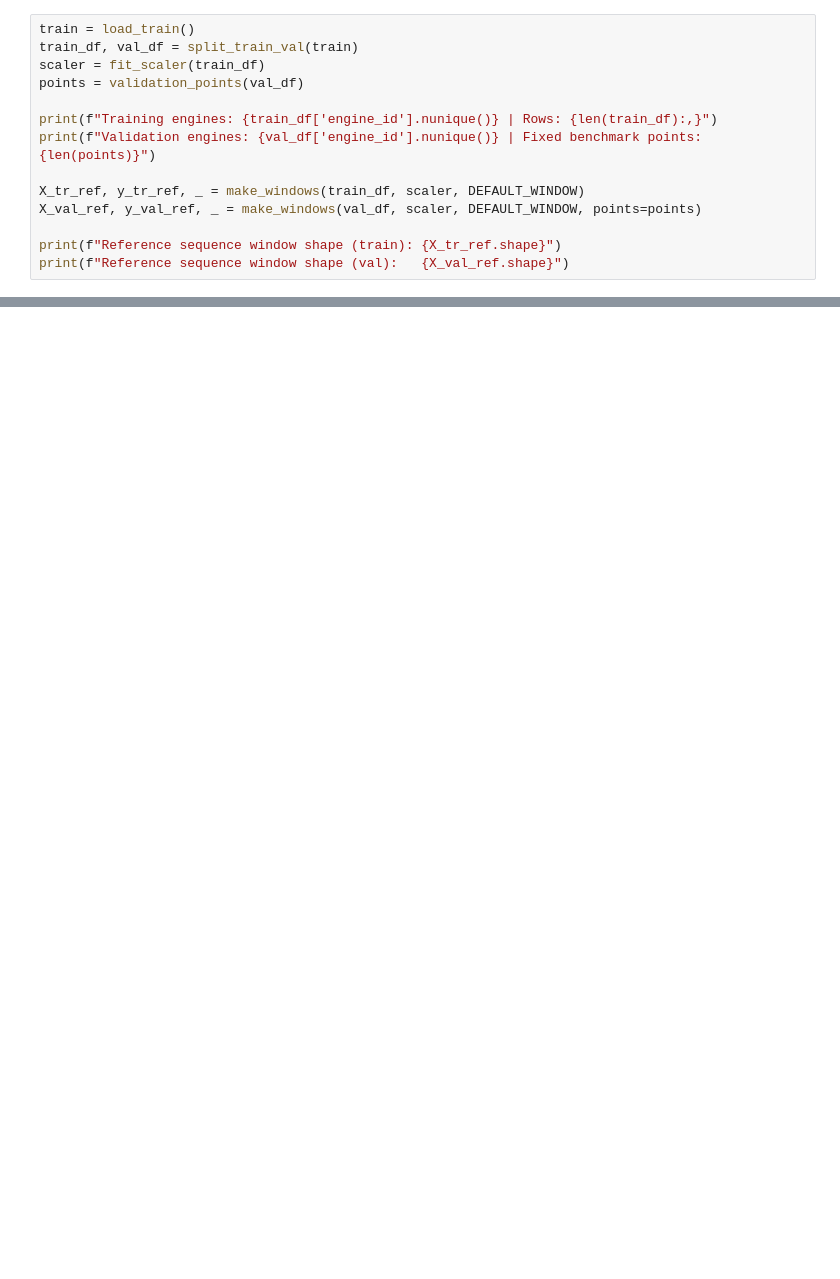
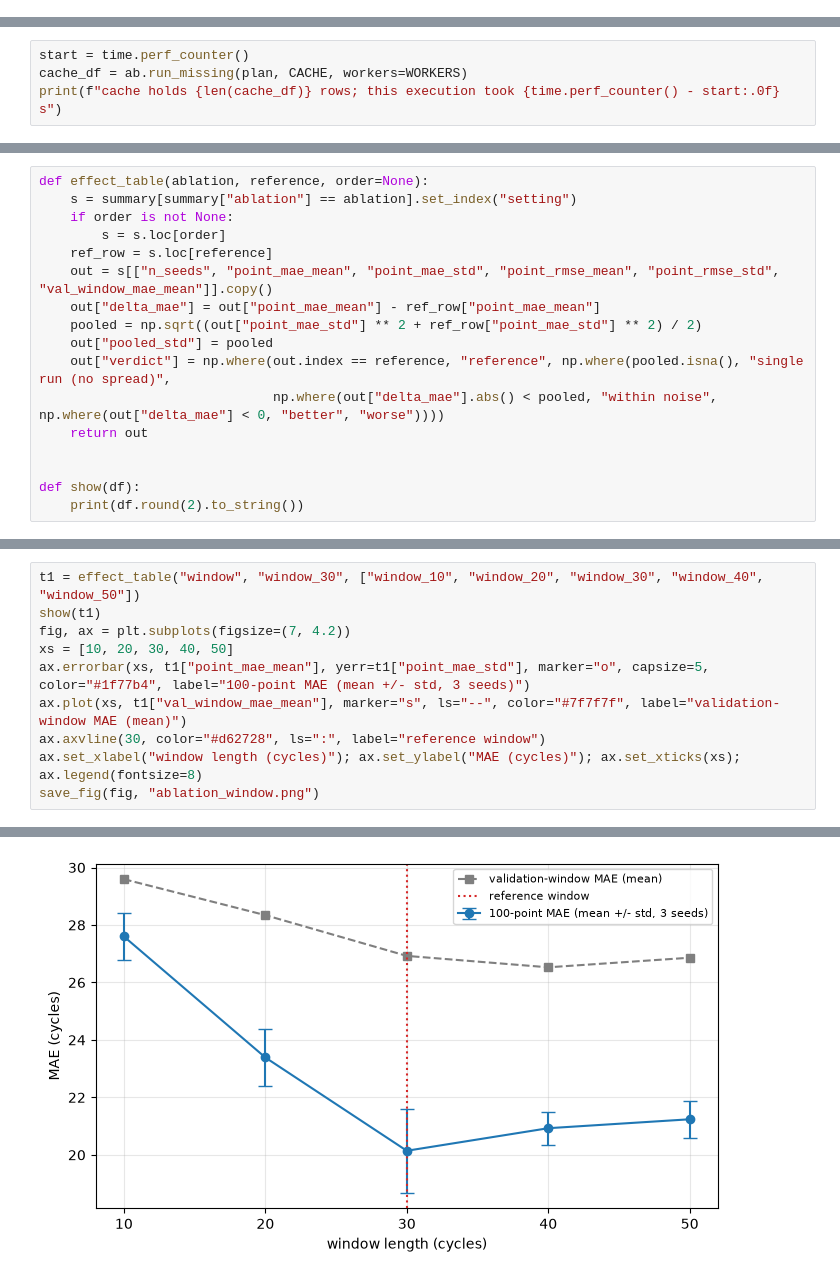
Before and after one commit to abhiiiiiii-21/aml-rul, a Jupyter notebook: notebooks/phase2/06_ablations.ipynb, the cells around one changed output, grey strips where cells are left out. Cells and saved outputs as stored; diff of their text form; blank space fills up the shorter version.

```diff
--- a/notebooks/phase2/06_ablations.ipynb
+++ b/notebooks/phase2/06_ablations.ipynb
@@ -65,14 +0,0 @@ Load training data and inspect preprocessed sequence windows for the reference c
-# %%
-train = load_train()
-train_df, val_df = split_train_val(train)
-scaler = fit_scaler(train_df)
-points = validation_points(val_df)
-
-print(f"Training engines: {train_df['engine_id'].nunique()} | Rows: {len(train_df):,}")
-print(f"Validation engines: {val_df['engine_id'].nunique()} | Fixed benchmark points: {len(points)}")
-
-X_tr_ref, y_tr_ref, _ = make_windows(train_df, scaler, DEFAULT_WINDOW)
-X_val_ref, y_val_ref, _ = make_windows(val_df, scaler, DEFAULT_WINDOW, points=points)
-
-print(f"Reference sequence window shape (train): {X_tr_ref.shape}")
-print(f"Reference sequence window shape (val):   {X_val_ref.shape}")
@@ -461,0 +105,4 @@ Outputs generated and verified:
+# %%
+start = time.perf_counter()
+cache_df = ab.run_missing(plan, CACHE, workers=WORKERS)
+print(f"cache holds {len(cache_df)} rows; this execution took {time.perf_counter() - start:.0f} s")
@@ -461,0 +190,17 @@ Outputs generated and verified:
+# %%
+def effect_table(ablation, reference, order=None):
+    s = summary[summary["ablation"] == ablation].set_index("setting")
+    if order is not None:
+        s = s.loc[order]
+    ref_row = s.loc[reference]
+    out = s[["n_seeds", "point_mae_mean", "point_mae_std", "point_rmse_mean", "point_rmse_std", "val_window_mae_mean"]].copy()
+    out["delta_mae"] = out["point_mae_mean"] - ref_row["point_mae_mean"]
+    pooled = np.sqrt((out["point_mae_std"] ** 2 + ref_row["point_mae_std"] ** 2) / 2)
+    out["pooled_std"] = pooled
+    out["verdict"] = np.where(out.index == reference, "reference", np.where(pooled.isna(), "single run (no spread)",
+                              np.where(out["delta_mae"].abs() < pooled, "within noise", np.where(out["delta_mae"] < 0, "better", "worse"))))
+    return out
+
+
+def show(df):
+    print(df.round(2).to_string())
@@ -461,0 +209,11 @@ Outputs generated and verified:
+# %%
+t1 = effect_table("window", "window_30", ["window_10", "window_20", "window_30", "window_40", "window_50"])
+show(t1)
+fig, ax = plt.subplots(figsize=(7, 4.2))
+xs = [10, 20, 30, 40, 50]
+ax.errorbar(xs, t1["point_mae_mean"], yerr=t1["point_mae_std"], marker="o", capsize=5, color="#1f77b4", label="100-point MAE (mean +/- std, 3 seeds)")
+ax.plot(xs, t1["val_window_mae_mean"], marker="s", ls="--", color="#7f7f7f", label="validation-window MAE (mean)")
+ax.axvline(30, color="#d62728", ls=":", label="reference window")
+ax.set_xlabel("window length (cycles)"); ax.set_ylabel("MAE (cycles)"); ax.set_xticks(xs); ax.legend(fontsize=8)
+save_fig(fig, "ablation_window.png")
+# %% [output]
@@ -461,0 +227 @@ Outputs generated and verified:
+[figure, added]
```
Also changed, not shown: parts of 68 cells of this notebook, 26 other files.
